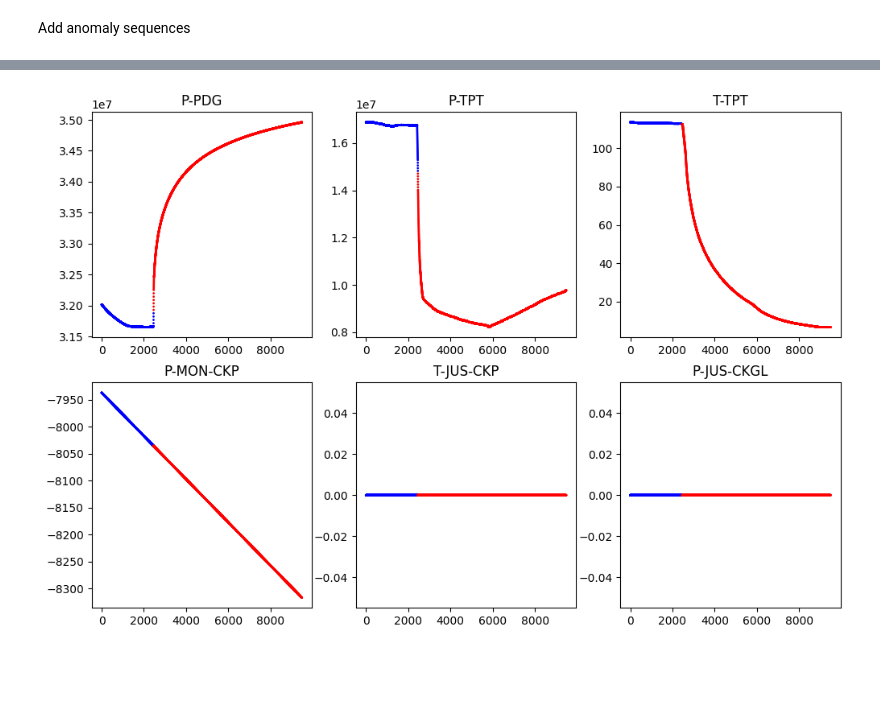
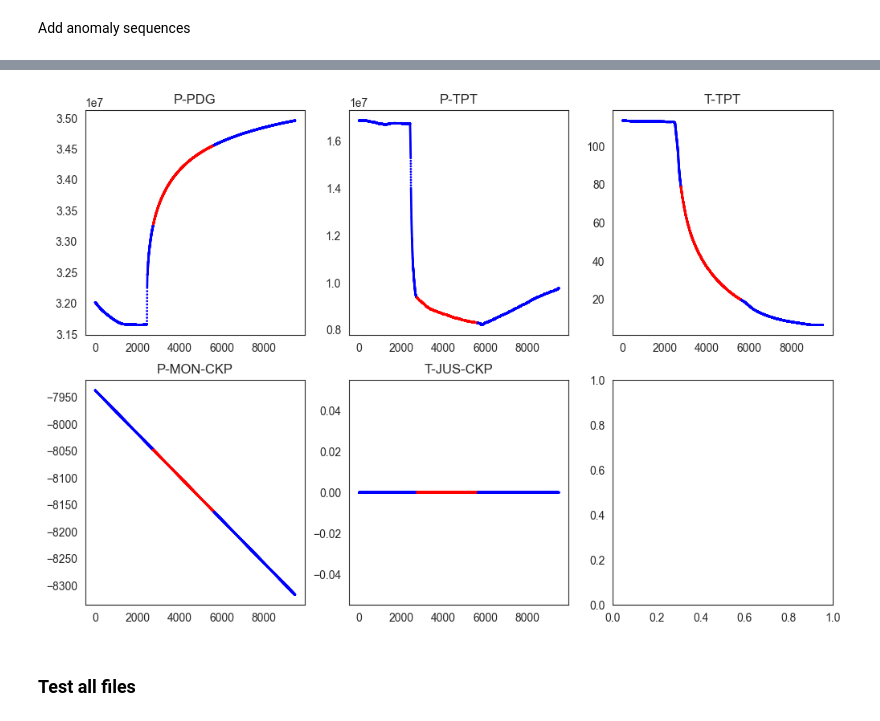
Before and after one commit to bernardoco/3W, a Jupyter notebook: src/anomaly_detection.ipynb, the cells around one changed output, grey strips where cells are left out. Cells and saved outputs as stored; diff of their text form; code cells hidden in the pictures; blank space fills up the shorter version.

```diff
--- a/src/anomaly_detection.ipynb
+++ b/src/anomaly_detection.ipynb
@@ -85,4 +119,4 @@ Text(0.5, 1.0, 'After')
 train_df = train_df[train_df["P-PDG"] > -0.5*1e42]
 # %%
 scaler = StandardScaler()
-train = scaler.fit_transform(train_df)
+train = scaler.fit_transform(train_df.drop("class", axis=1))
@@ -89,11 +193,11 @@ train = scaler.fit_transform(train_df)
 # %%
 train_sequences = utils.create_sequence(train)
 # %%
-x_train = np.empty(shape=(0, 5, 6))
+x_train = []
+for seq in tqdm(train_sequences):
+    features = utils.get_features(seq)
+    x_train.append(features)
 
-for seq in tqdm(train_sequences):
-    s_features = utils.get_features(seq).reshape((1, 5, 6))
-    x_train = np.concatenate((x_train, s_features))
-
-x_train = x_train.reshape(x_train.shape[0], 30)
+x_train = np.array(x_train).reshape(len(x_train), 15)
 y_train = [0 if i < normal_samples else 1 for i in range(len(x_train))]
+y_train = np.array(y_train)
@@ -131,0 +247,6 @@ k | Mean | Std
+# %%
+#pca = PCA(n_components=0.99)
+#pca_x_train = pca.fit_transform(x_train)
+
+knn = KNeighborsClassifier(n_neighbors=21)
+knn.fit(x_train, y_train)
@@ -139,11 +277,11 @@ test_data_preprocessed = scaler.transform(test_data)
 
 test_sequences = utils.create_sequence(test_data_preprocessed)
 
-x_test = np.empty(shape=(0, 5, 6))
+x_test = []
 
 for seq in test_sequences:
-    s_features = utils.get_features(seq).reshape((1, 5, 6))
-    x_test = np.concatenate((x_test, s_features))
+    features = utils.get_features(seq)
+    x_test.append(features)
 
-x_test = x_test.reshape(x_test.shape[0], 30)
+x_test = np.array(x_test).reshape(len(x_test), 15)
 # %%
@@ -155,18 +299,23 @@ test_data = test_data.iloc[:len(preds)]
 # %%
 rows = 2
 cols = 3
 
 f, ax = plt.subplots(nrows=rows, ncols=cols, figsize=(12, 8))
 
 columns = test_data.columns
 
 # Normal = Blue
 # Anomaly = Red
 colors = ["blue" if pred == 0 else "red" for pred in preds]
 
 for i in range(rows):
     for j in range(cols):
-        ax[i][j].scatter(x=range(len(test_data)), y=test_data[columns[i*(rows+1) + j]].values, c=colors, s=1)
-        ax[i][j].set_title(columns[i*(rows+1) + j])
+        try:
+            ax[i][j].scatter(x=range(len(test_data)), y=test_data[columns[i*(rows+1) + j]].values, c=colors, s=1)
+            ax[i][j].set_title(columns[i*(rows+1) + j])
+        except:
+            continue
 # %% [output]
-[figure, old version]
+[figure, new version]
+# %% [markdown]
+### Test all files
```
Also changed, not shown: parts of 35 cells of this notebook, 11 other files.
